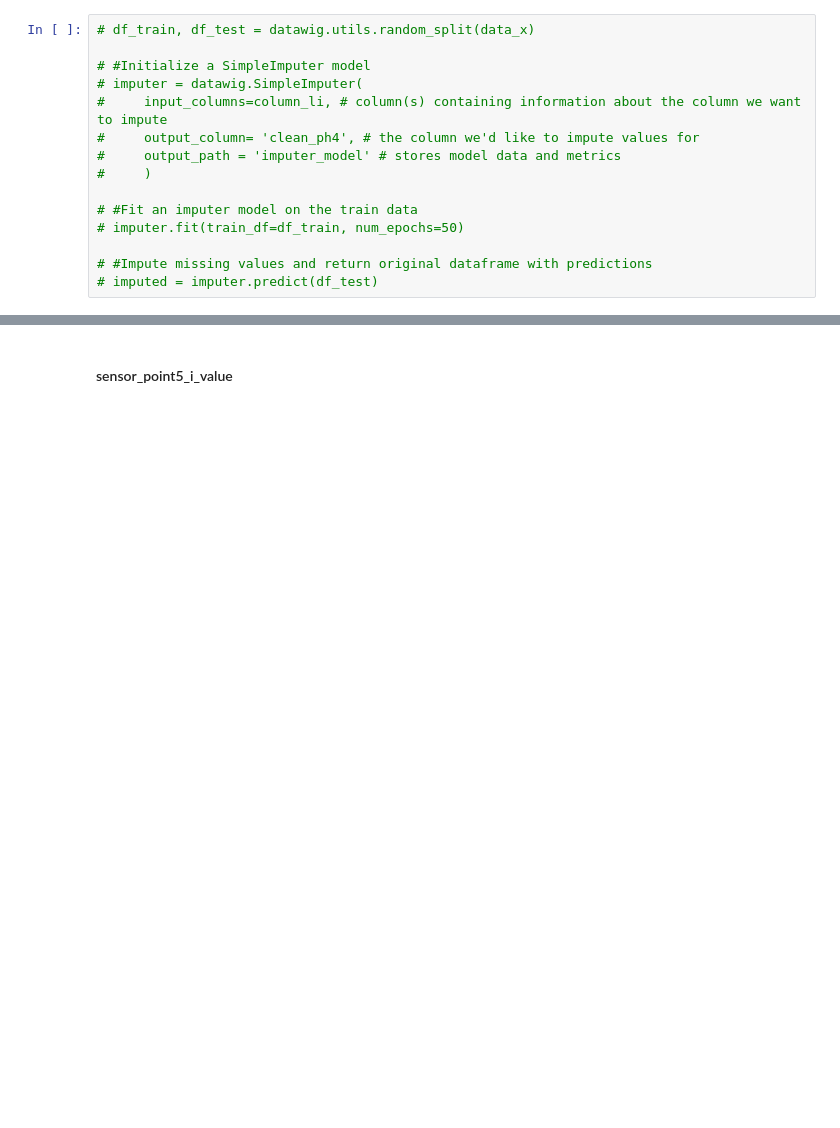
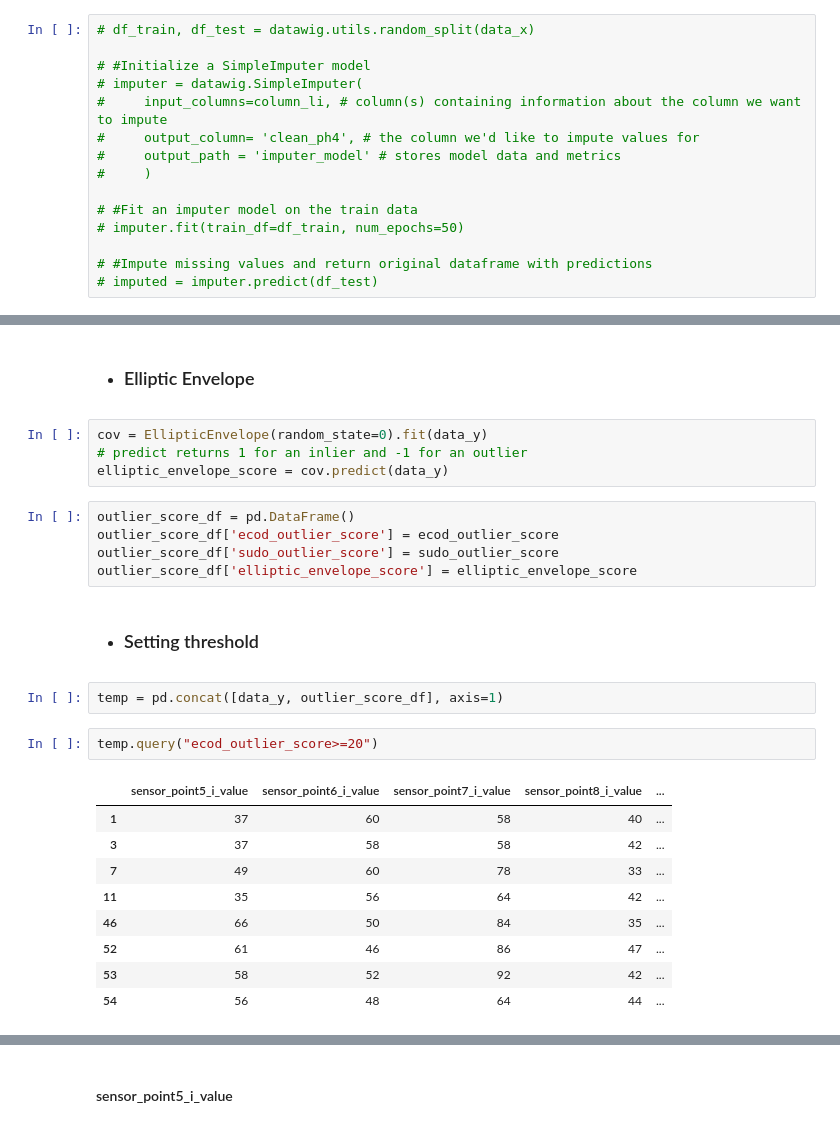
Before and after one commit to EricTsai83/IMBD_data_competition, a Jupyter notebook: Code/feature_engineering.ipynb, the cells around one changed output, grey strips where cells are left out. Cells and saved outputs as stored; diff of their text form; blank space fills up the shorter version.

```diff
--- a/Code/feature_engineering.ipynb
+++ b/Code/feature_engineering.ipynb
@@ -232,0 +271,27 @@ data_x
+# %% [markdown]
+* ### Elliptic Envelope
+# %%
+cov = EllipticEnvelope(random_state=0).fit(data_y)
+# predict returns 1 for an inlier and -1 for an outlier
+elliptic_envelope_score = cov.predict(data_y)
+# %%
+outlier_score_df = pd.DataFrame()
+outlier_score_df['ecod_outlier_score'] = ecod_outlier_score
+outlier_score_df['sudo_outlier_score'] = sudo_outlier_score
+outlier_score_df['elliptic_envelope_score'] = elliptic_envelope_score
+# %% [markdown]
+* ### Setting threshold
+# %%
+temp = pd.concat([data_y, outlier_score_df], axis=1)
+# %%
+temp.query("ecod_outlier_score>=20")
+# %% [output]
+|  | sensor_point5_i_value | sensor_point6_i_value | sensor_point7_i_value | sensor_point8_i_value | ... |
+| 1 | 37 | 60 | 58 | 40 | ... |
+| 3 | 37 | 58 | 58 | 42 | ... |
+| 7 | 49 | 60 | 78 | 33 | ... |
+| 11 | 35 | 56 | 64 | 42 | ... |
+| 46 | 66 | 50 | 84 | 35 | ... |
+| 52 | 61 | 46 | 86 | 47 | ... |
+| 53 | 58 | 52 | 92 | 42 | ... |
+| 54 | 56 | 48 | 64 | 44 | ... |
```
Also changed, not shown: parts of 19 cells of this notebook.
